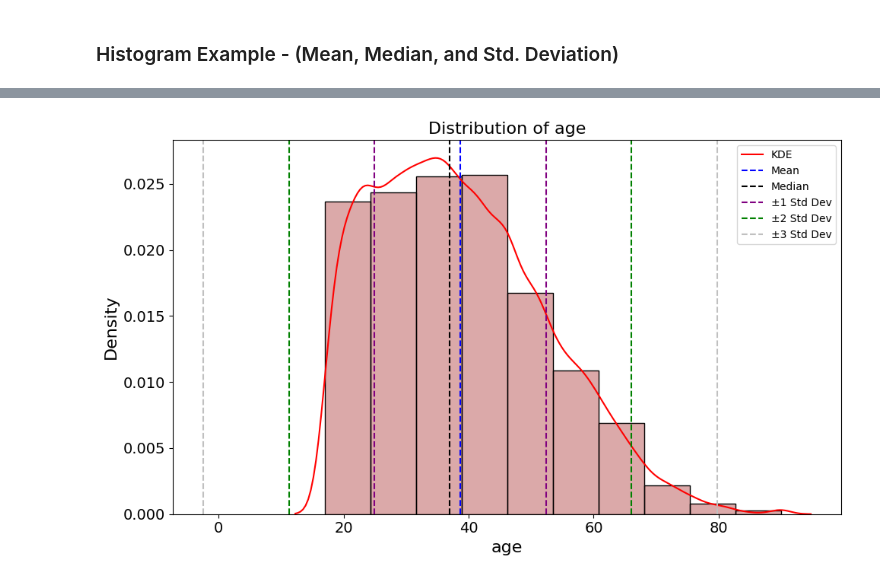
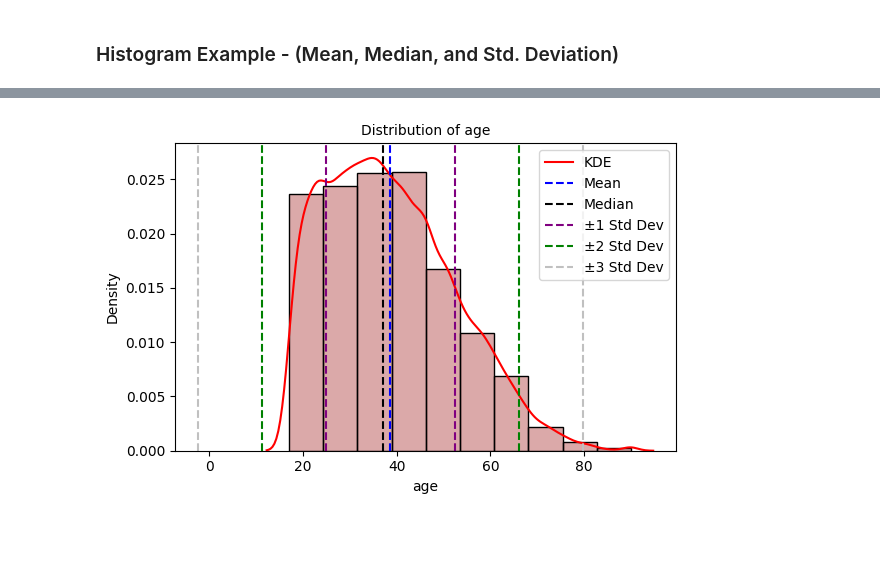
Before and after one commit to lshpaner/adult_income_test, a Jupyter notebook: notebooks/eda_toolkit_demo.ipynb, the cells around one changed output, grey strips where cells are left out. Drawn from its saved outputs; the diff is of its cells as text; code cells hidden in the pictures; blank space fills up the shorter version.

Commit message:
(+) Explanations to EDA Toolkit NB

```diff
--- a/notebooks/eda_toolkit_demo.ipynb
+++ b/notebooks/eda_toolkit_demo.ipynb
@@ -12,36 +175,38 @@ df = pd.read_parquet("../data/raw/df.parquet")
 # %%
+from eda_toolkit import kde_distributions
+
 vars_of_interest = [
     "age",
 ]
 
 kde_distributions(
     df=df,
-    figsize=(10, 6),
+    figsize=(6, 4),
     text_wrap=50,
     hist_color="brown",
     bbox_inches="tight",
     vars_of_interest=vars_of_interest,
     y_axis_label="Density",
     bins=10,
     fill_alpha=0.40,
     plot_type="both",
     stat="Density",
-    label_fontsize=16,  # Font size for axis labels
-    tick_fontsize=14,  # Font size for tick labels
+    # label_fontsize=16,  # Font size for axis labels
+    # tick_fontsize=14,  # Font size for tick labels
     plot_mean=True,
     plot_median=True,
     mean_color="blue",
     std_dev_levels=[
         1,
         2,
         3,
     ],
     std_color=[
         "purple",
         "green",
         "silver",
     ],
     image_filename="age_distribution_mean_median_std",
 )
 # %% [output]
-[figure, old version]
+[figure, new version]
```
Also changed, not shown: parts of 12 cells of this notebook, 2 other files.
